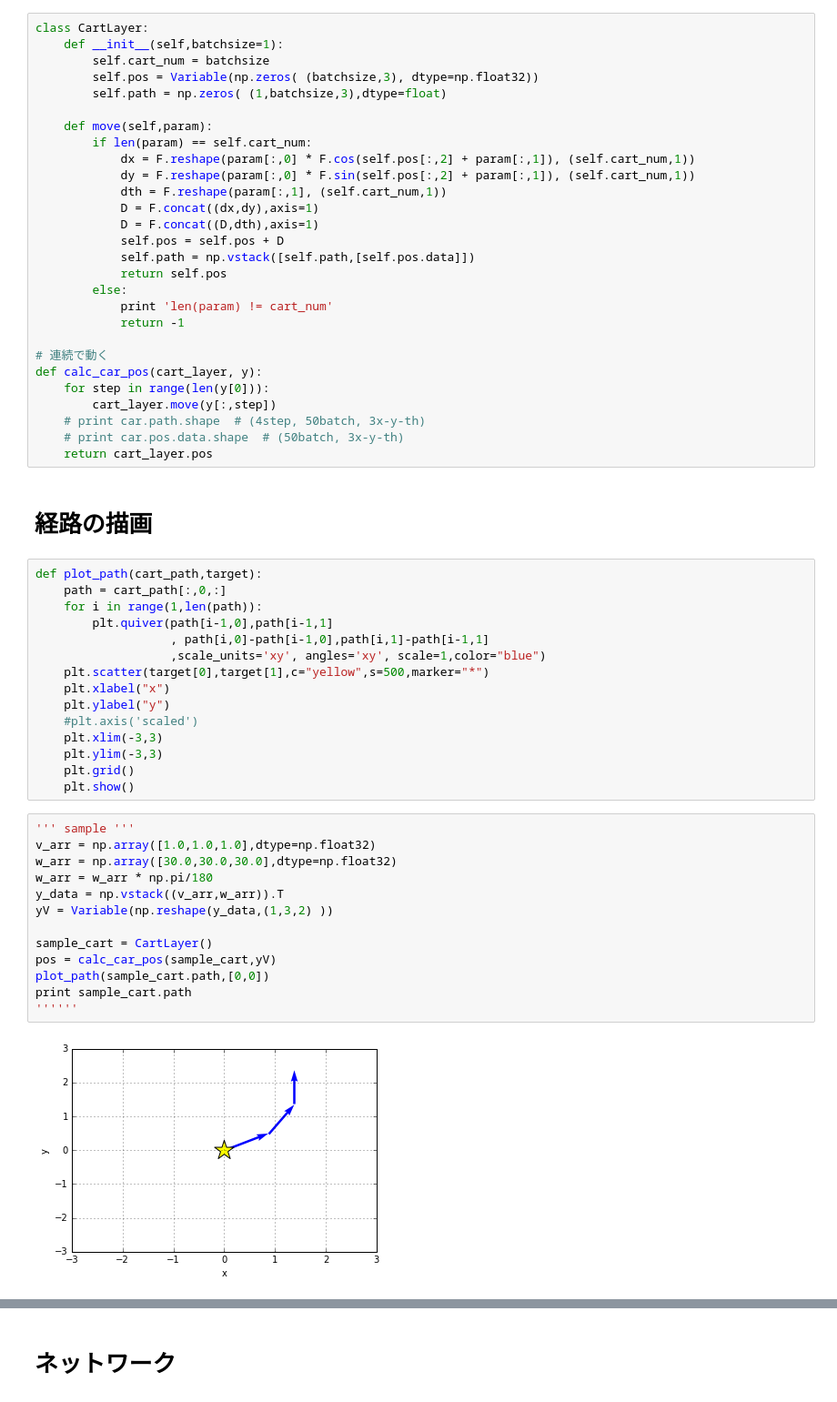
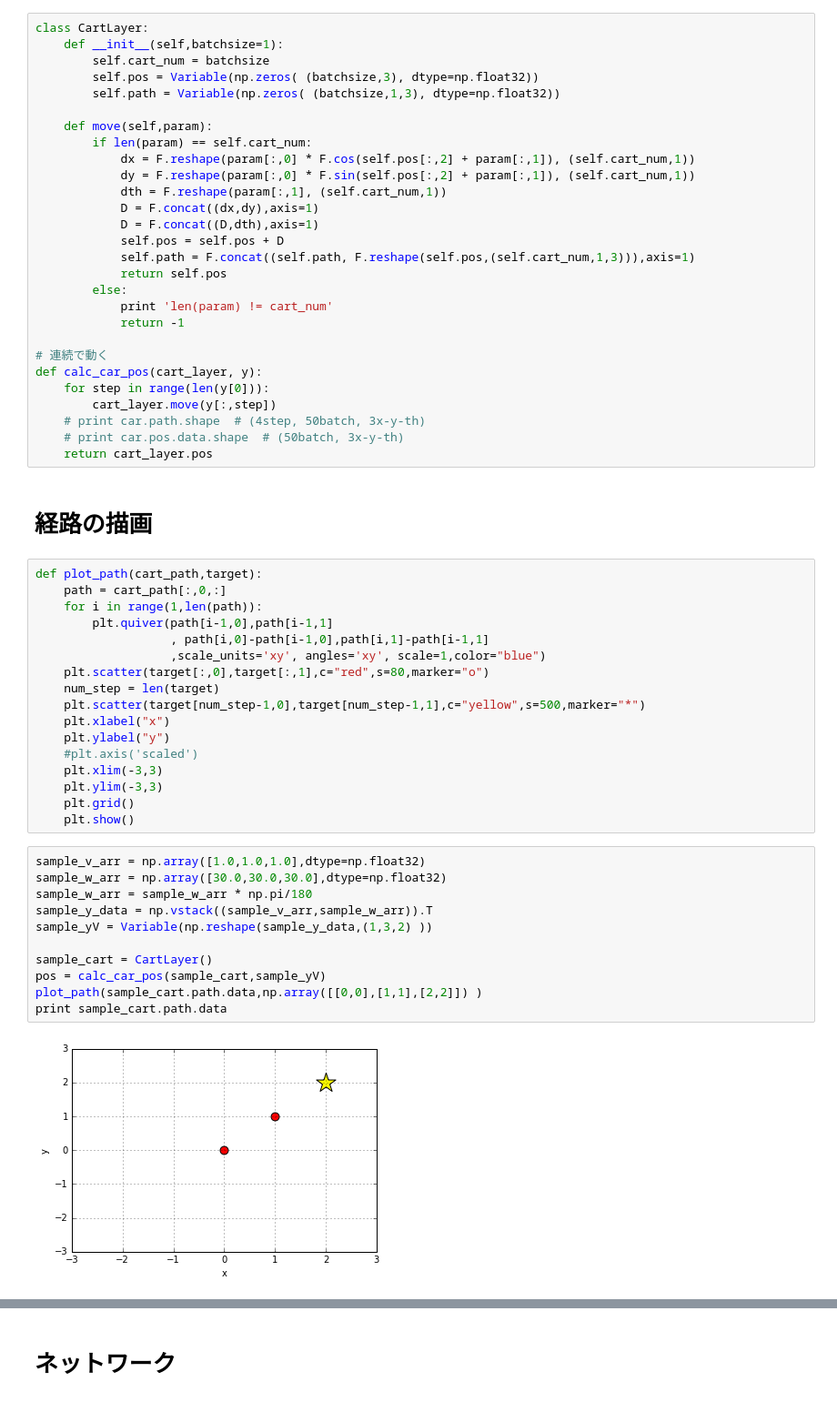
Before and after one commit to yotaseki/ParameterLearning, a Jupyter notebook: MovingCar.ipynb, the cells around one changed output, grey strips where cells are left out. Shown: that part at 91% size. Drawn from its saved outputs; the diff is of its cells as text.

```diff
--- a/MovingCar.ipynb
+++ b/MovingCar.ipynb
@@ -22,7 +23,7 @@ class CartLayer:
     def __init__(self,batchsize=1):
         self.cart_num = batchsize
         self.pos = Variable(np.zeros( (batchsize,3), dtype=np.float32))
-        self.path = np.zeros( (1,batchsize,3),dtype=float)
+        self.path = Variable(np.zeros( (batchsize,1,3), dtype=np.float32))
 
     def move(self,param):
         if len(param) == self.cart_num:
@@ -32,7 +33,7 @@ class CartLayer:
             D = F.concat((dx,dy),axis=1)
             D = F.concat((D,dth),axis=1)
             self.pos = self.pos + D
-            self.path = np.vstack([self.path,[self.pos.data]])
+            self.path = F.concat((self.path, F.reshape(self.pos,(self.cart_num,1,3))),axis=1)
             return self.pos
         else:
             print 'len(param) != cart_num'
@@ -54,7 +55,9 @@ def plot_path(cart_path,target):
         plt.quiver(path[i-1,0],path[i-1,1]
                    , path[i,0]-path[i-1,0],path[i,1]-path[i-1,1]
                    ,scale_units='xy', angles='xy', scale=1,color="blue")
-    plt.scatter(target[0],target[1],c="yellow",s=500,marker="*")
+    plt.scatter(target[:,0],target[:,1],c="red",s=80,marker="o")
+    num_step = len(target)
+    plt.scatter(target[num_step-1,0],target[num_step-1,1],c="yellow",s=500,marker="*")
     plt.xlabel("x")
     plt.ylabel("y")
     #plt.axis('scaled')
@@ -63,17 +66,15 @@ def plot_path(cart_path,target):
     plt.grid()
     plt.show()
 # %%
-''' sample '''
-v_arr = np.array([1.0,1.0,1.0],dtype=np.float32)
-w_arr = np.array([30.0,30.0,30.0],dtype=np.float32)
-w_arr = w_arr * np.pi/180
-y_data = np.vstack((v_arr,w_arr)).T
-yV = Variable(np.reshape(y_data,(1,3,2) ))
+sample_v_arr = np.array([1.0,1.0,1.0],dtype=np.float32)
+sample_w_arr = np.array([30.0,30.0,30.0],dtype=np.float32)
+sample_w_arr = sample_w_arr * np.pi/180
+sample_y_data = np.vstack((sample_v_arr,sample_w_arr)).T
+sample_yV = Variable(np.reshape(sample_y_data,(1,3,2) ))
 
 sample_cart = CartLayer()
-pos = calc_car_pos(sample_cart,yV)
-plot_path(sample_cart.path,[0,0])
-print sample_cart.path
-''''''
+pos = calc_car_pos(sample_cart,sample_yV)
+plot_path(sample_cart.path.data,np.array([[0,0],[1,1],[2,2]]) )
+print sample_cart.path.data
 # %% [output]
-[figure, old version]
+[figure, new version]
```
Also changed, not shown: parts of 15 cells of this notebook.
